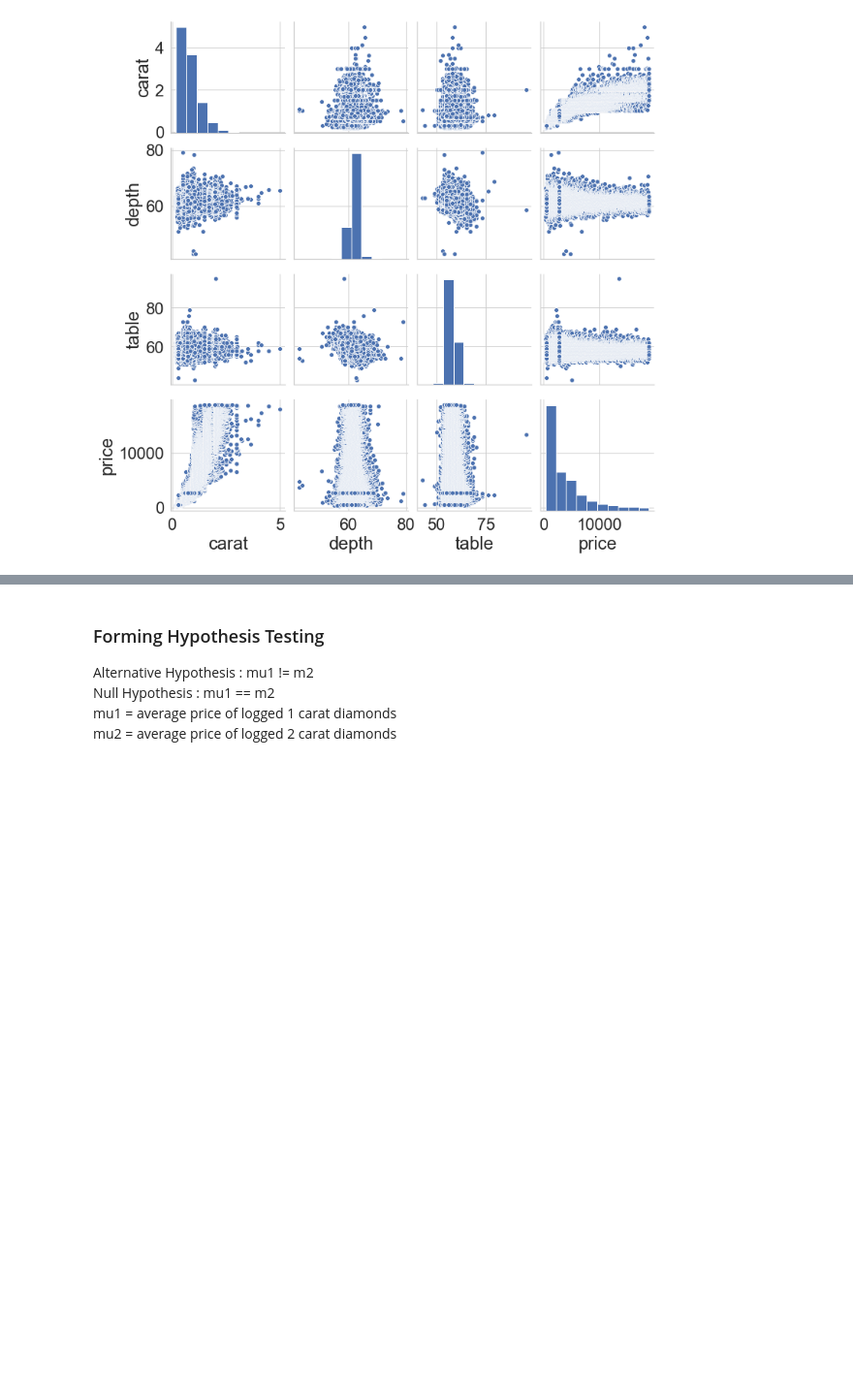
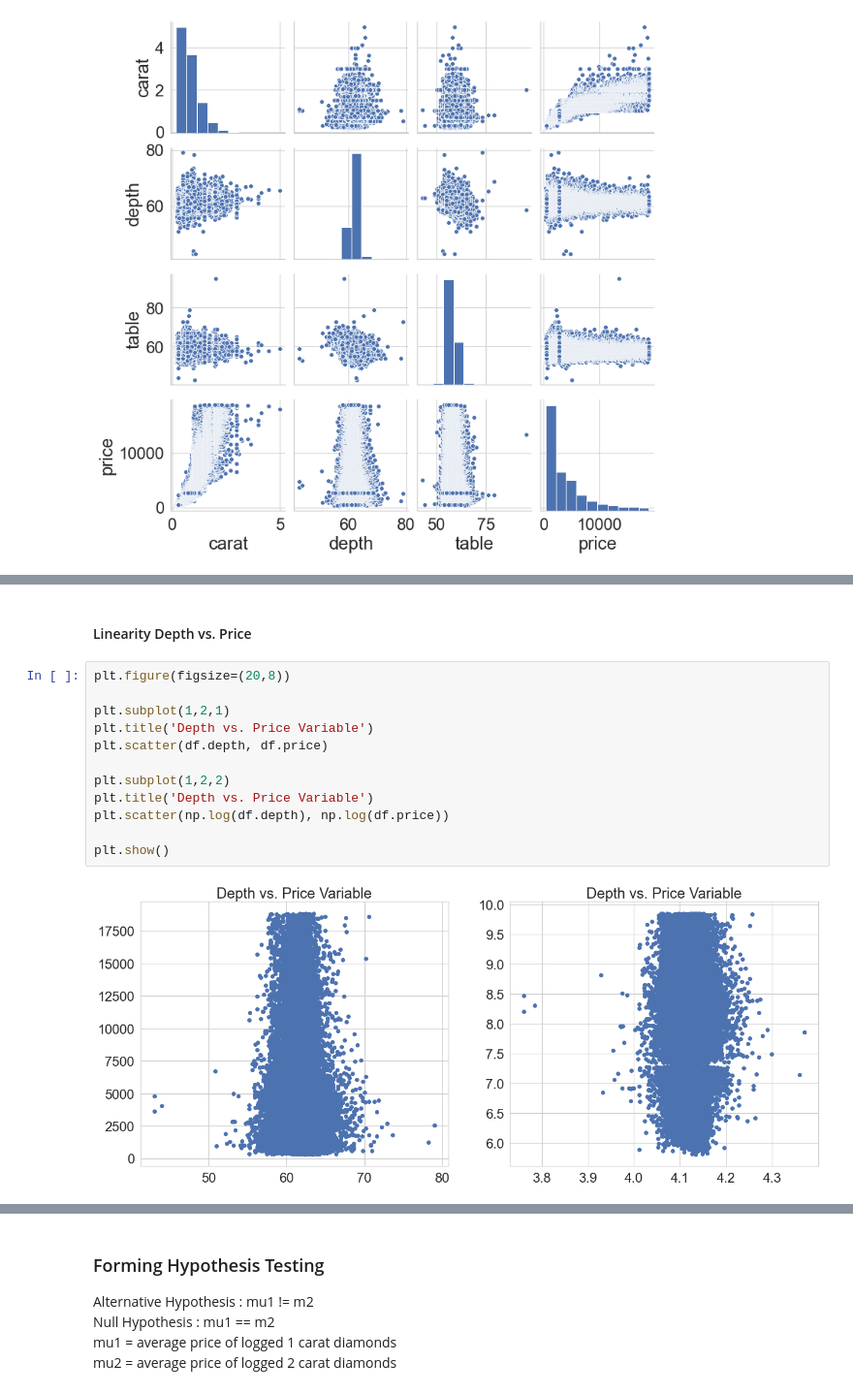
Before and after one commit to chrispfchung/diamonds-regression-project, a Jupyter notebook: Lin_reg_project_code_bpb - EDA & Hypothesis Testing.ipynb, the cells around one changed output, grey strips where cells are left out. Shown at 97% size. Saved outputs shown, nothing was run; the diff lists cells and outputs as text; blank space fills up the shorter version.

```diff
--- a/Lin_reg_project_code_bpb - EDA & Hypothesis Testing.ipynb
+++ b/Lin_reg_project_code_bpb - EDA & Hypothesis Testing.ipynb
@@ -121,0 +202,16 @@ plt.show()
+# %% [markdown]
+#### Linearity Depth vs. Price
+# %%
+plt.figure(figsize=(20,8))
+
+plt.subplot(1,2,1)
+plt.title('Depth vs. Price Variable')
+plt.scatter(df.depth, df.price)
+
+plt.subplot(1,2,2)
+plt.title('Depth vs. Price Variable')
+plt.scatter(np.log(df.depth), np.log(df.price))
+
+plt.show()
+# %% [output]
+[figure, added]
```
Also changed, not shown: parts of 18 cells of this notebook.
